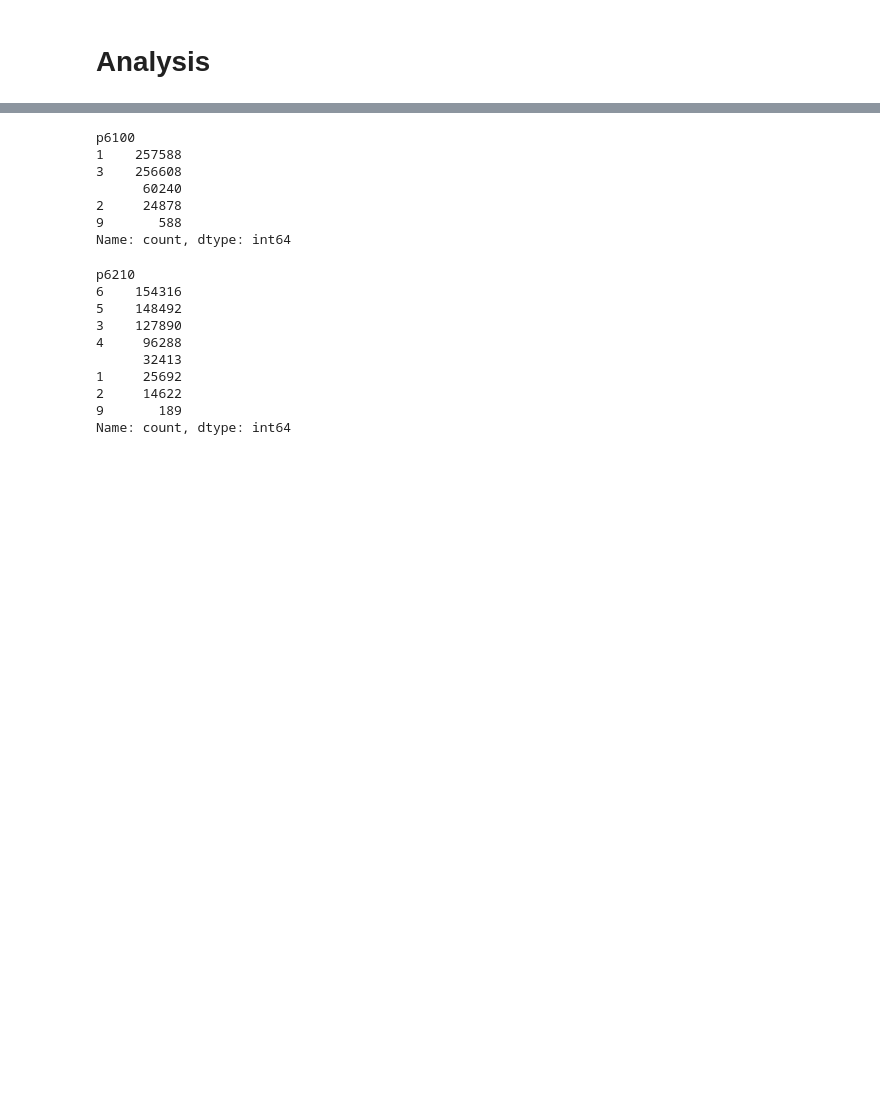
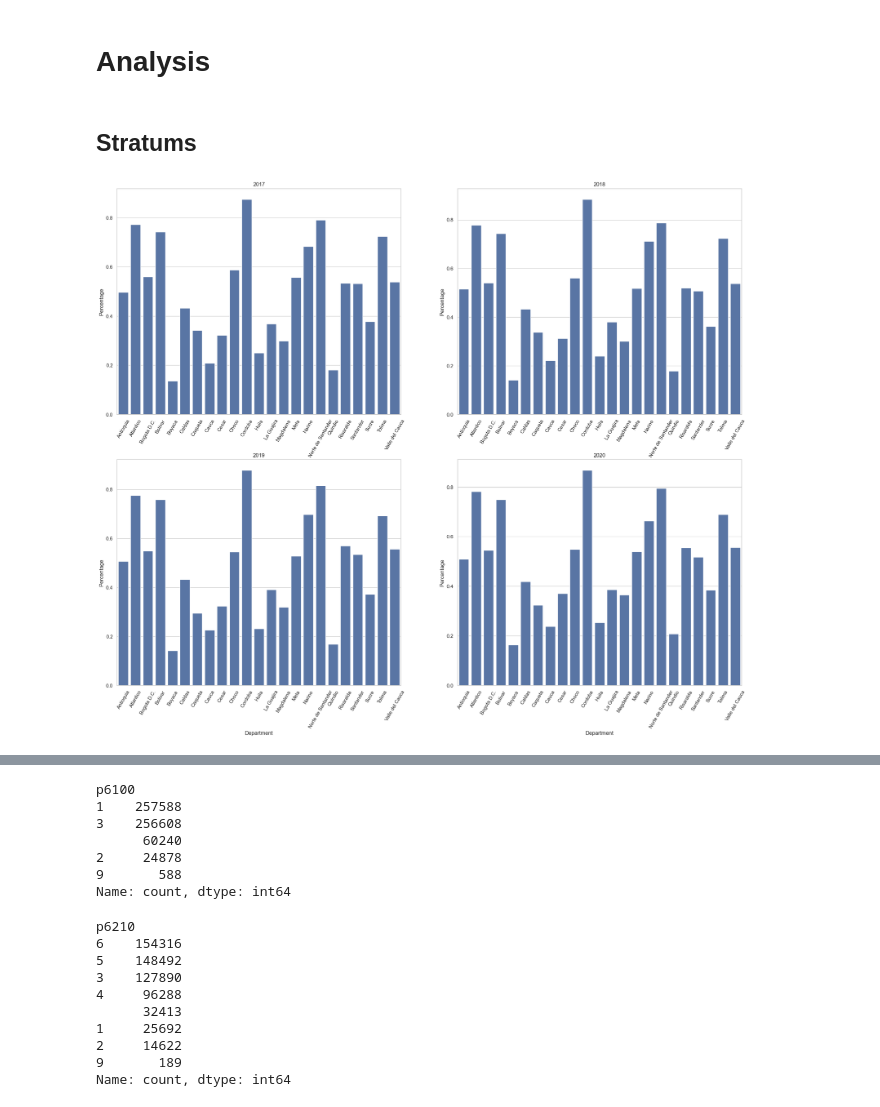
Before and after one commit to dalejandroabel/NASA-Space-Apps, a Jupyter notebook: notebooks/national.ipynb, the cells around one changed output, grey strips where cells are left out. Saved outputs shown, nothing was run; the diff lists cells and outputs as text; code cells hidden in the pictures; blank space fills up the shorter version.

```diff
--- a/notebooks/national.ipynb
+++ b/notebooks/national.ipynb
@@ -109,0 +118,2 @@ df_per = pd.concat([df_per2017, df_per2018, df_per2019, df_per2020, df_per2021,
+# %%
+df_per = replace_dataset_people(df_per)
@@ -118,0 +169,2 @@ def filter_data(df, output, **kwargs):
+# %% [markdown]
+## Stratums
@@ -118,0 +199,52 @@ def filter_data(df, output, **kwargs):
+# %%
+# Stratum 1 and 2 by city
+cbaj17_dep = df_per2017[df_per2017['estrato'].isin([1,2])].groupby('depto').size() / df_per2017.groupby('depto').size()
+cbaj18_dep = df_per2018[df_per2018['estrato'].isin([1,2])].groupby('depto').size() / df_per2018.groupby('depto').size()
+cbaj19_dep = df_per2019[df_per2019['estrato'].isin([1,2])].groupby('depto').size() / df_per2019.groupby('depto').size()
+cbaj20_dep = df_per2020[df_per2020['estrato'].isin([1,2])].groupby('depto').size() / df_per2020.groupby('depto').size()
+
+# Stratum 3 and 4 by city
+cmed17_dep = df_per2017[df_per2017['estrato'].isin([3,4])].groupby('depto').size() / df_per2017.groupby('depto').size()
+cmed18_dep = df_per2018[df_per2018['estrato'].isin([3,4])].groupby('depto').size() / df_per2018.groupby('depto').size()
+cmed19_dep = df_per2019[df_per2019['estrato'].isin([3,4])].groupby('depto').size() / df_per2019.groupby('depto').size()
+cmed20_dep = df_per2020[df_per2020['estrato'].isin([3,4])].groupby('depto').size() / df_per2020.groupby('depto').size()
+
+# Stratum 5 and 6 by city
+calt17_dep = df_per2017[df_per2017['estrato'].isin([5,6])].groupby('depto').size() / df_per2017.groupby('depto').size()
+calt18_dep = df_per2018[df_per2018['estrato'].isin([5,6])].groupby('depto').size() / df_per2018.groupby('depto').size()
+calt19_dep = df_per2019[df_per2019['estrato'].isin([5,6])].groupby('depto').size() / df_per2019.groupby('depto').size()
+calt20_dep = df_per2020[df_per2020['estrato'].isin([5,6])].groupby('depto').size() / df_per2020.groupby('depto').size()
+# %%
+# Graph of the stratum 1 and 2 by city with seaborn by year in different subplots
+import seaborn as sns
+
+fig, axs = plt.subplots(2, 2, figsize=(25, 20))
+
+sns.barplot(x = cbaj17_dep.index, y = cbaj17_dep, ax = axs[0, 0])
+axs[0, 0].set_title('2017')
+axs[0, 0].set_ylabel('Percentage')
+axs[0, 0].set_xlabel('Department')
+axs[0, 0].set_xticklabels(axs[0, 0].get_xticklabels(), rotation = 60)
+
+sns.barplot(x = cbaj18_dep.index, y = cbaj18_dep, ax = axs[0, 1])
+axs[0, 1].set_title('2018')
+axs[0, 1].set_ylabel('Percentage')
+axs[0, 1].set_xlabel('Department')
+axs[0, 1].set_xticklabels(axs[0, 1].get_xticklabels(), rotation = 60)
+
+sns.barplot(x = cbaj19_dep.index, y = cbaj19_dep, ax = axs[1, 0])
+axs[1, 0].set_title('2019')
+axs[1, 0].set_ylabel('Percentage')
+axs[1, 0].set_xlabel('Department')
+axs[1, 0].set_xticklabels(axs[1, 0].get_xticklabels(), rotation = 60)
+
+sns.barplot(x = cbaj20_dep.index, y = cbaj20_dep, ax = axs[1, 1])
+axs[1, 1].set_title('2020')
+axs[1, 1].set_ylabel('Percentage')
+axs[1, 1].set_xlabel('Department')
+axs[1, 1].set_xticklabels(axs[1, 1].get_xticklabels(), rotation = 60)
+
+plt.savefig('../plots/stratum_1_2_by_city.png')
+plt.show()
+# %% [output]
+[figure, added]
```
Also changed, not shown: parts of 24 cells of this notebook, 5 other files.
